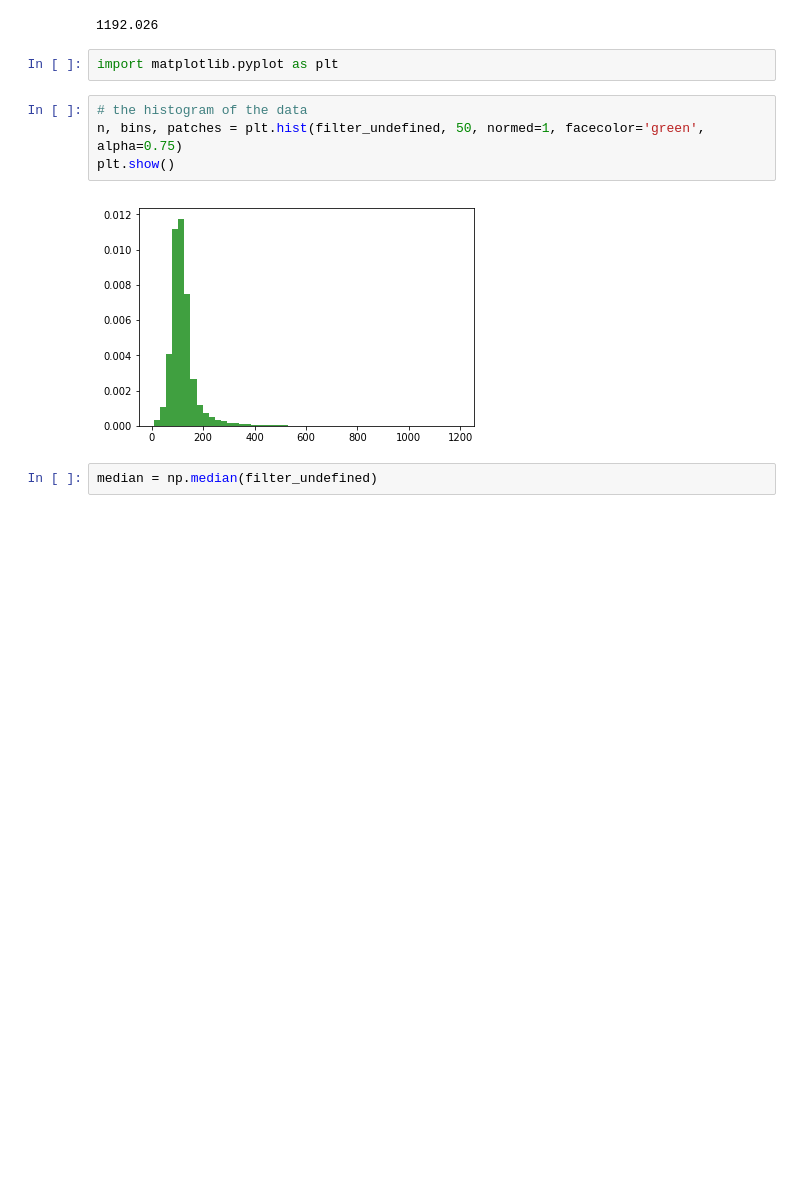
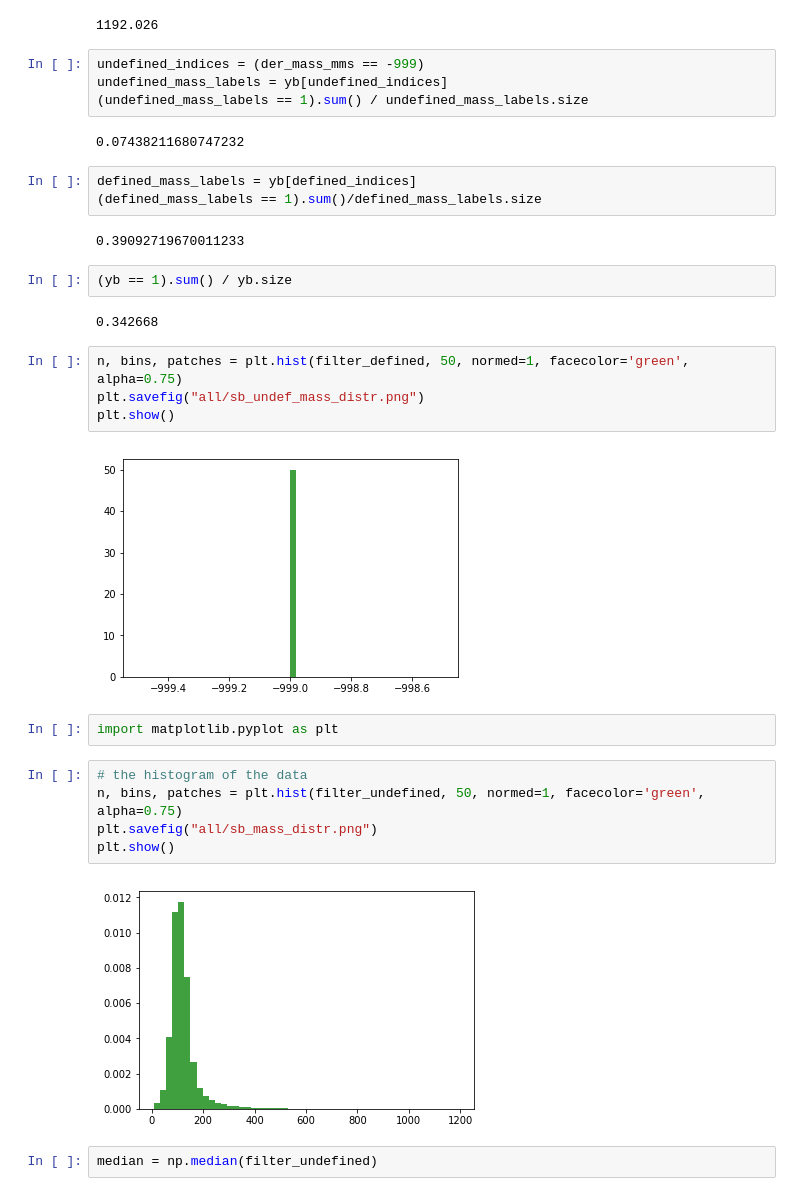
Before and after one commit to jheitmann/ML_course, a Jupyter notebook: projects/project1/scripts/feature-distribution.ipynb, the cells around one changed output. Drawn from its saved outputs; the diff is of its cells as text; blank space fills up the shorter version.

```diff
--- a/projects/project1/scripts/feature-distribution.ipynb
+++ b/projects/project1/scripts/feature-distribution.ipynb
@@ -181,11 +181,33 @@ np.min(filter_undefined)
 np.max(filter_undefined)
 # %% [output]
 1192.026
+# %%
+undefined_indices = (der_mass_mms == -999)
+undefined_mass_labels = yb[undefined_indices]
+(undefined_mass_labels == 1).sum() / undefined_mass_labels.size
+# %% [output]
+0.07438211680747232
+# %%
+defined_mass_labels = yb[defined_indices]
+(defined_mass_labels == 1).sum()/defined_mass_labels.size
+# %% [output]
+0.39092719670011233
+# %%
+(yb == 1).sum() / yb.size
+# %% [output]
+0.342668
+# %%
+n, bins, patches = plt.hist(filter_defined, 50, normed=1, facecolor='green', alpha=0.75)
+plt.savefig("all/sb_undef_mass_distr.png")
+plt.show()
+# %% [output]
+[figure, added]
 # %%
 import matplotlib.pyplot as plt
 # %%
 # the histogram of the data
 n, bins, patches = plt.hist(filter_undefined, 50, normed=1, facecolor='green', alpha=0.75)
+plt.savefig("all/sb_mass_distr.png")
 plt.show()
 # %% [output]
 [figure]
```
Also changed, not shown: parts of 1 cell of this notebook, 4 other files.
